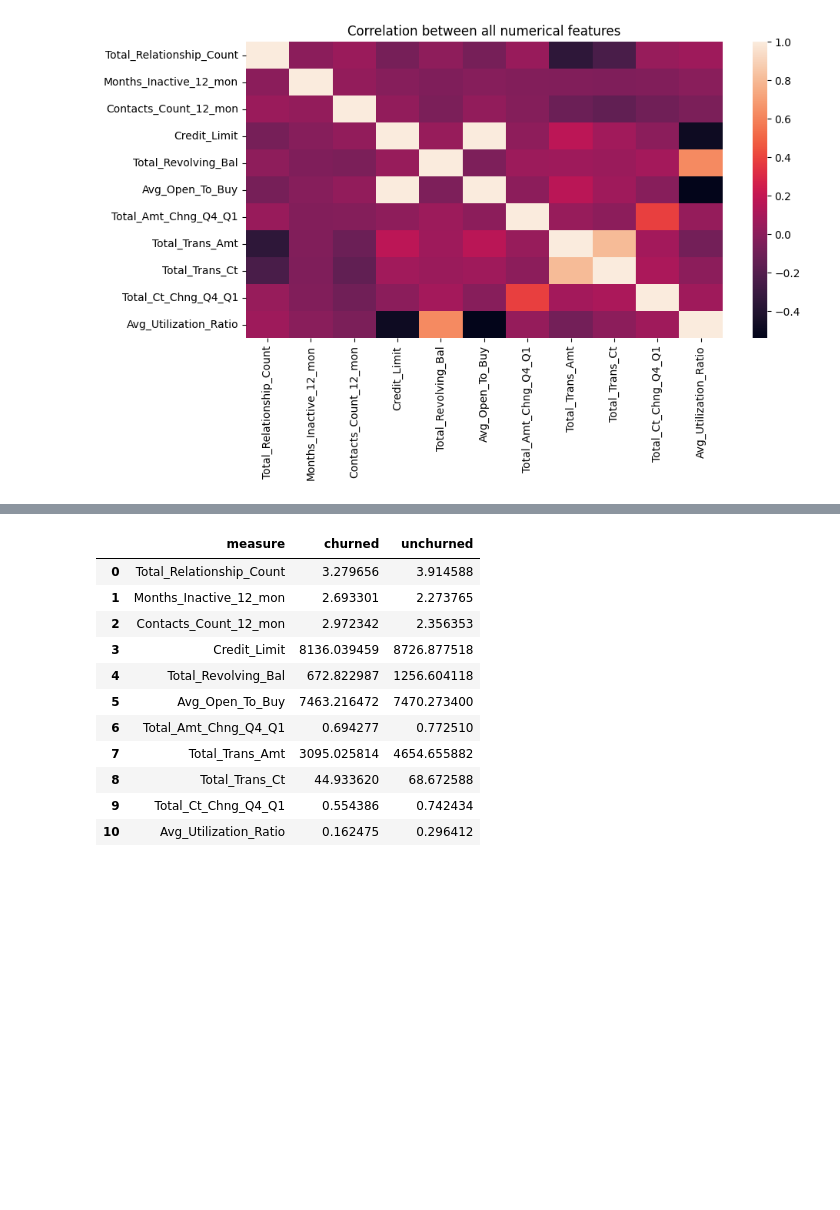
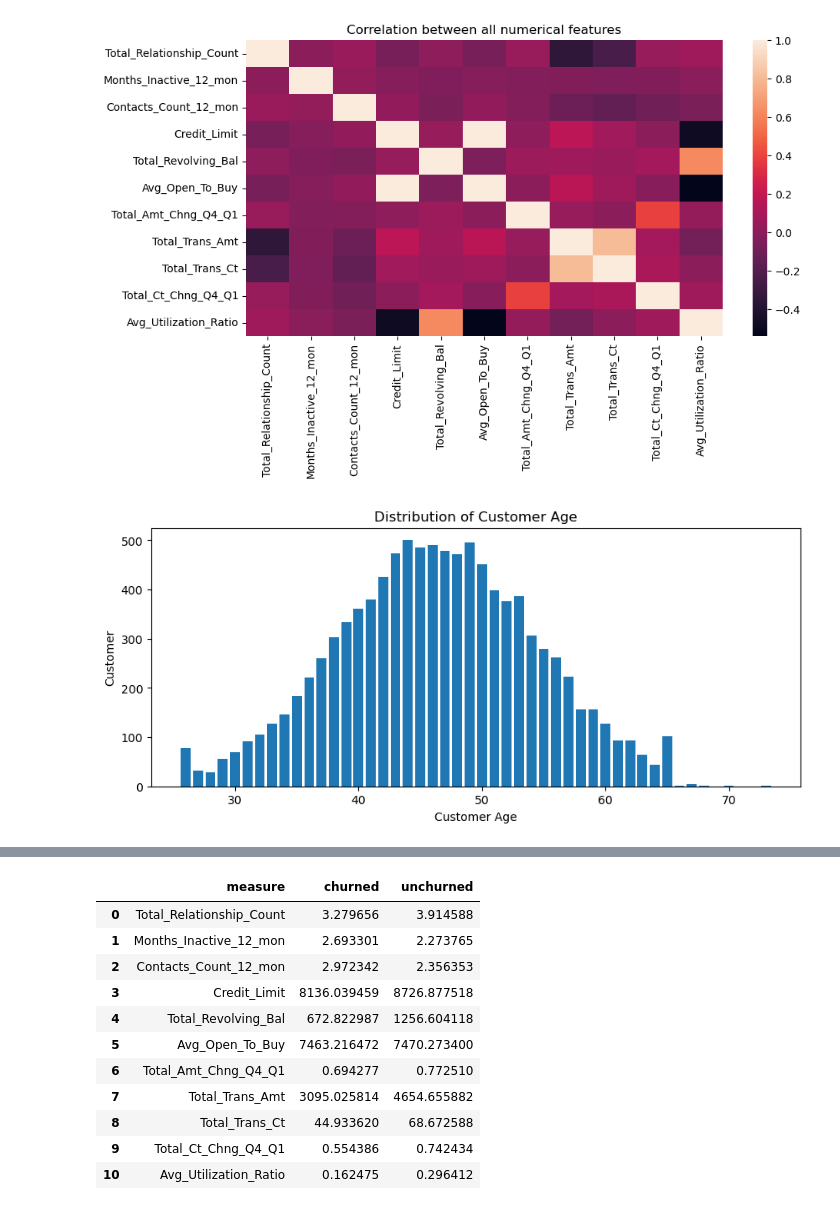
Before and after one commit to luappaul/cs_iac, a Jupyter notebook: Paul_Bourceret_ML_Project.ipynb, the cells around one changed output, grey strips where cells are left out. Saved outputs shown, nothing was run; the diff lists cells and outputs as text; code cells hidden in the pictures; blank space fills up the shorter version.

```diff
--- a/Paul_Bourceret_ML_Project.ipynb
+++ b/Paul_Bourceret_ML_Project.ipynb
@@ -324,2 +312,19 @@ plt.show()
 # %% [output]
 [figure]
+# %%
+# exploring the Customer_age
+
+plt.figure(figsize=(10, 4))
+fig = plt.subplot()
+
+age_info = df_card["Customer_Age"].value_counts().sort_index()
+age_cat = age_info.index
+age_count = age_info.values
+
+fig.bar(age_cat, age_count)
+plt.xlabel("Customer Age")
+plt.ylabel("Customer")
+plt.title("Distribution of Customer Age")
+plt.show()
+# %% [output]
+[figure, added]
```
Also changed, not shown: parts of 33 cells of this notebook, 1 other file.
